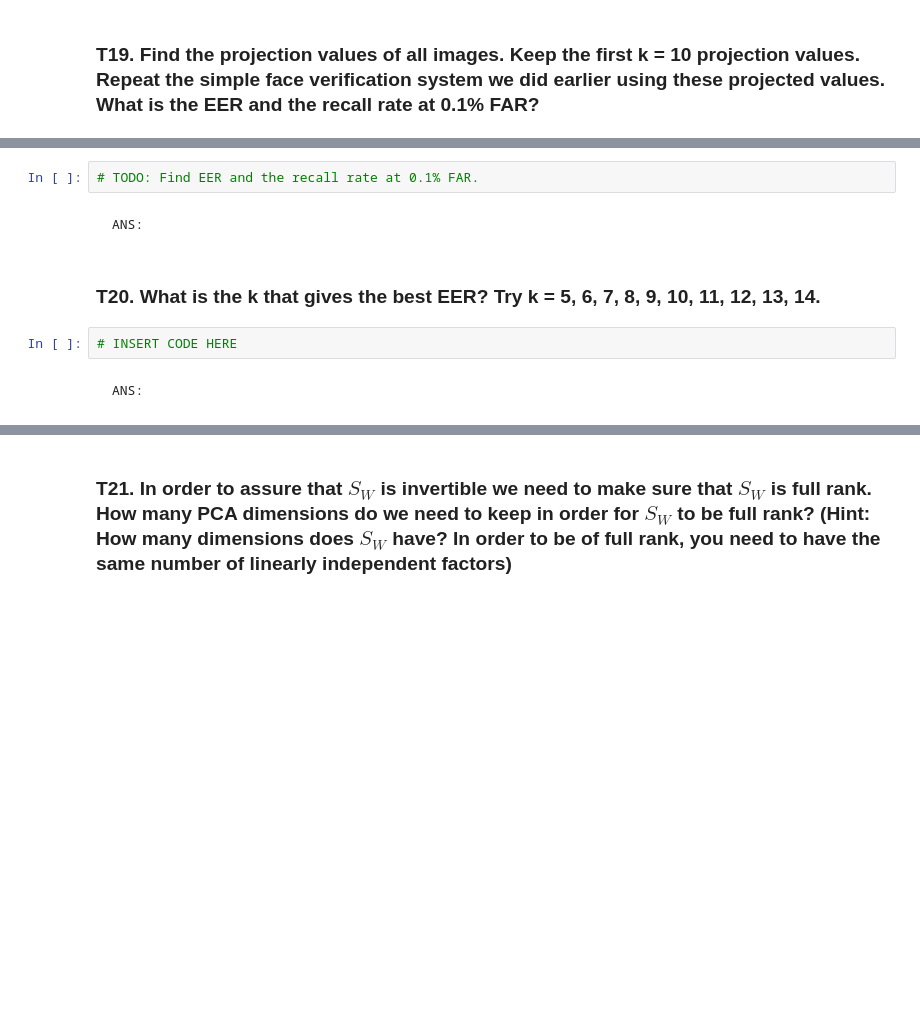
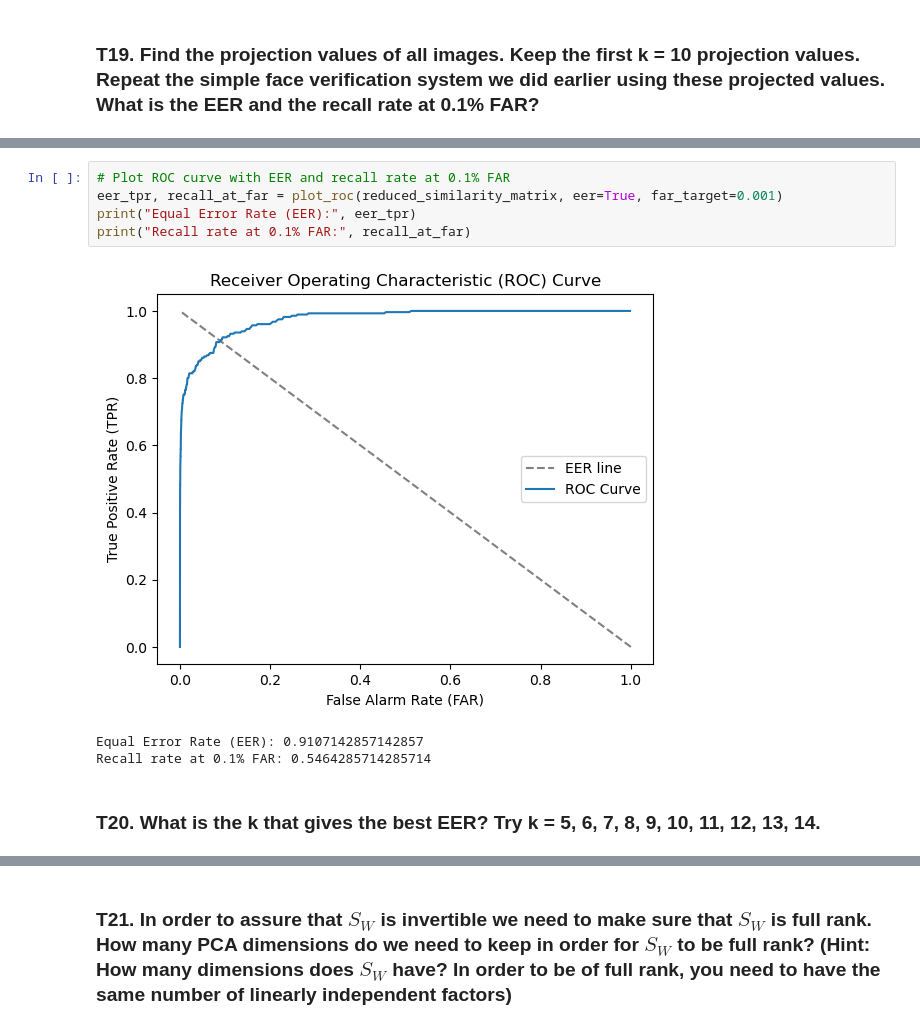
Before and after one commit to pupipatsk/Pattern-Recognition, a Jupyter notebook: HW/HW03/HW03.ipynb, the cells around one changed output, grey strips where cells are left out. Cells and saved outputs as stored; diff of their text form; blank space fills up the shorter version.

```diff
--- a/HW/HW03/HW03.ipynb
+++ b/HW/HW03/HW03.ipynb
@@ -845,10 +861,11 @@ test_reduce_dimension()
-# %%
-# TODO: Find EER and the recall rate at 0.1% FAR.
-# %% [markdown]
-    ANS:
+# %%
+# Plot ROC curve with EER and recall rate at 0.1% FAR
+eer_tpr, recall_at_far = plot_roc(reduced_similarity_matrix, eer=True, far_target=0.001)
+print("Equal Error Rate (EER):", eer_tpr)
+print("Recall rate at 0.1% FAR:", recall_at_far)
+# %% [output]
+[figure, added]
+Equal Error Rate (EER): 0.9107142857142857
+Recall rate at 0.1% FAR: 0.5464285714285714
 # %% [markdown]
 ### T20. What is the k that gives the best EER? Try k = 5, 6, 7, 8, 9, 10, 11, 12, 13, 14.
-# %%
-# INSERT CODE HERE
-# %% [markdown]
-    ANS:
```
Also changed, not shown: parts of 9 cells of this notebook.
